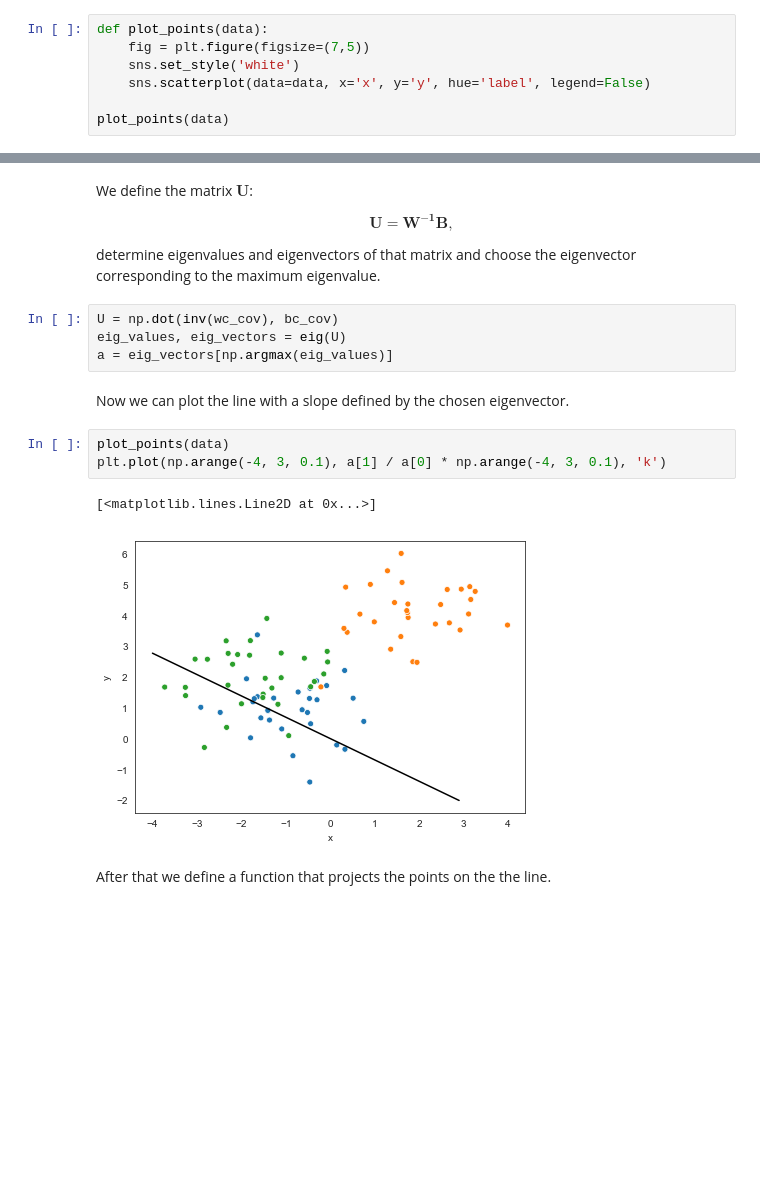
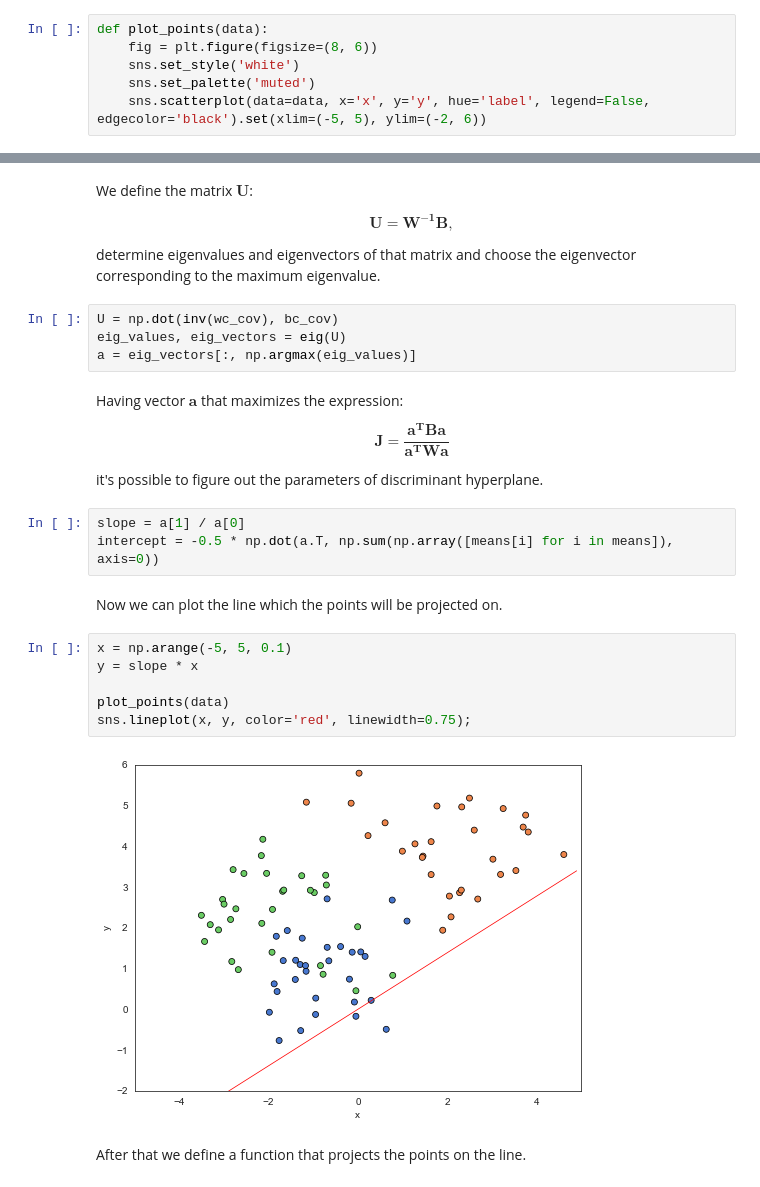
Before and after one commit to mickuz/lsed, a Jupyter notebook: Fisher Discriminant Analysis.ipynb, the cells around one changed output, grey strips where cells are left out. Drawn from its saved outputs; the diff is of its cells as text; blank space fills up the shorter version.

```diff
--- a/Fisher Discriminant Analysis.ipynb
+++ b/Fisher Discriminant Analysis.ipynb
@@ -27,8 +27,7 @@ for i, label in enumerate(means.keys()):
 Next we define a function that plots the points from the dataframe.
 # %%
 def plot_points(data):
-    fig = plt.figure(figsize=(7,5))
+    fig = plt.figure(figsize=(8, 6))
     sns.set_style('white')
-    sns.scatterplot(data=data, x='x', y='y', hue='label', legend=False)
-
-plot_points(data)
+    sns.set_palette('muted')
+    sns.scatterplot(data=data, x='x', y='y', hue='label', legend=False, edgecolor='black').set(xlim=(-5, 5), ylim=(-2, 6))
@@ -70,17 +71,30 @@ determine eigenvalues and eigenvectors of that matrix and choose the eigenvector
 # %%
 U = np.dot(inv(wc_cov), bc_cov)
 eig_values, eig_vectors = eig(U)
-a = eig_vectors[np.argmax(eig_values)]
+a = eig_vectors[:, np.argmax(eig_values)]
+# %% [markdown]
+Having vector $\boldsymbol{a}$ that maximizes the expression:
+
+\begin{equation}
+\boldsymbol{J} = \frac{\boldsymbol{a^{T}Ba}}{\boldsymbol{a^{T}Wa}}
+\end{equation}
+
+it's possible to figure out the parameters of discriminant hyperplane.
+# %%
+slope = a[1] / a[0]
+intercept = -0.5 * np.dot(a.T, np.sum(np.array([means[i] for i in means]), axis=0))
 # %% [markdown]
-Now we can plot the line with a slope defined by the chosen eigenvector.
+Now we can plot the line which the points will be projected on.
-# %%
-plot_points(data)
-plt.plot(np.arange(-4, 3, 0.1), a[1] / a[0] * np.arange(-4, 3, 0.1), 'k')
-# %% [output]
-[<matplotlib.lines.Line2D at 0x...>]
-[figure, removed]
+# %%
+x = np.arange(-5, 5, 0.1)
+y = slope * x
+
+plot_points(data)
+sns.lineplot(x, y, color='red', linewidth=0.75);
+# %% [output]
+[figure, added]
 # %% [markdown]
-After that we define a function that projects the points on the the line.
+After that we define a function that projects the points on the line.
 # %%
 def projection(data, slope):
     data_cp = data.copy()
```
Also changed, not shown: parts of 10 cells of this notebook.
